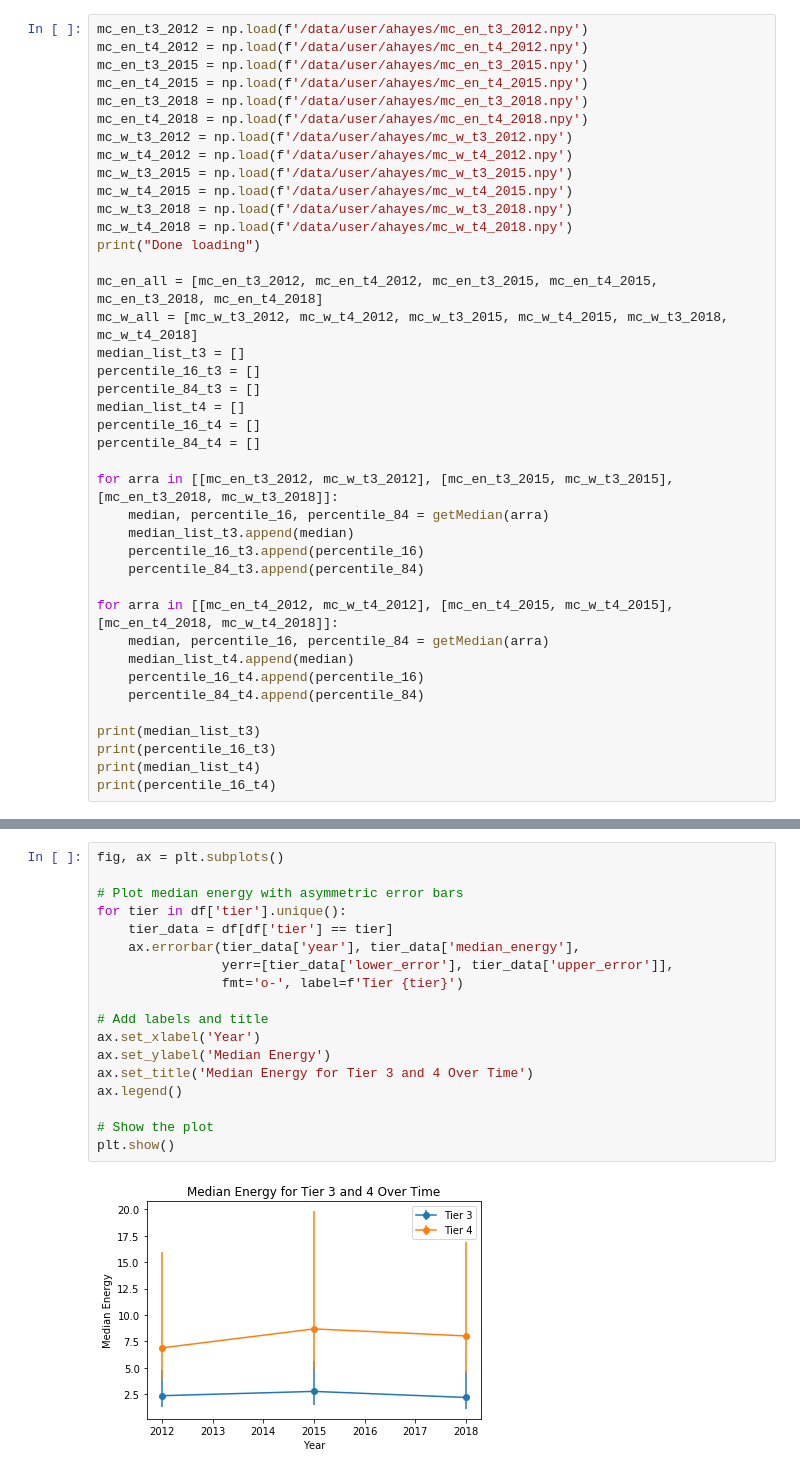
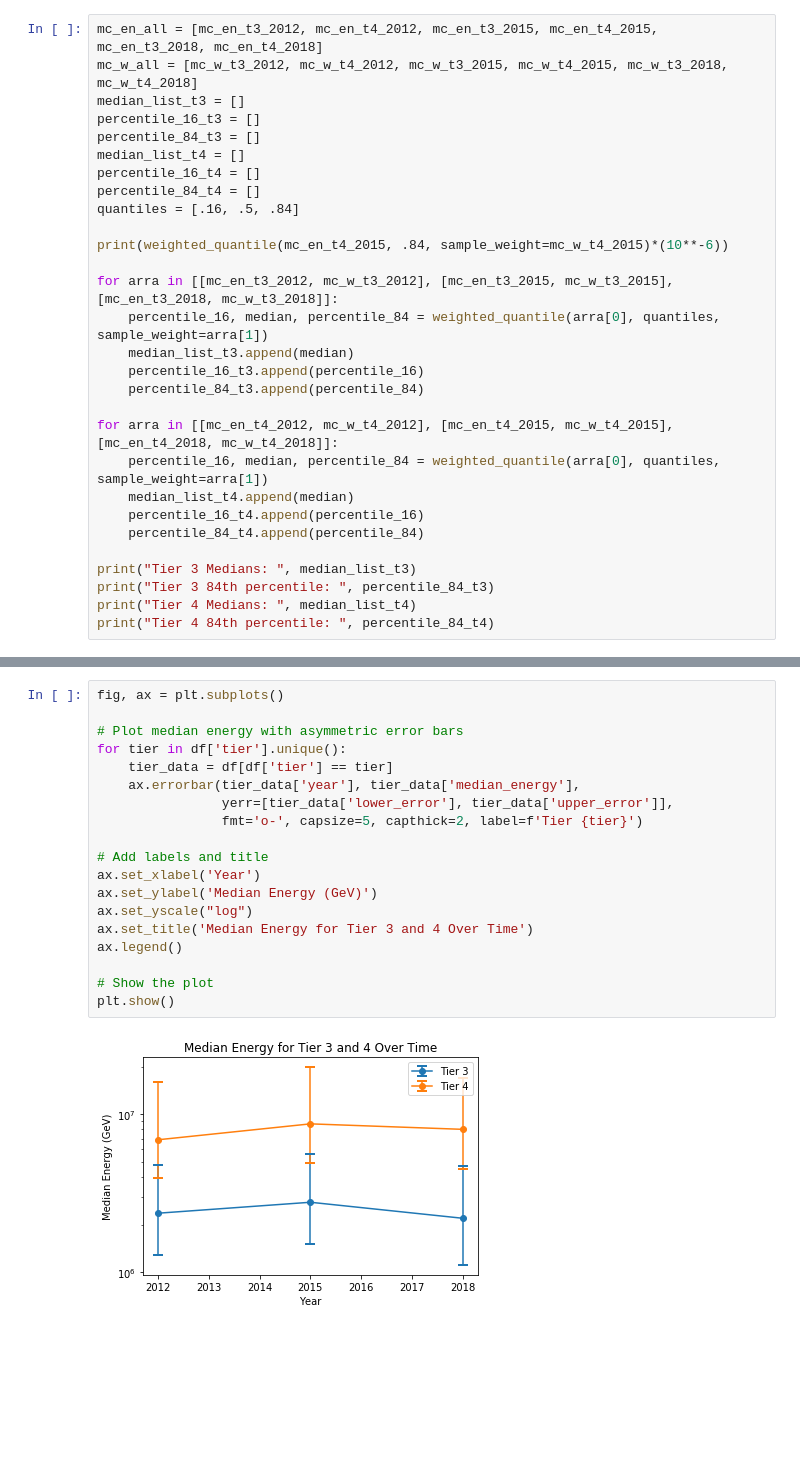
Before and after one commit to LUC-IceTop/cra_icetop_loyola, a Jupyter notebook: 03_sim_study/compare_medians.ipynb, the cells around one changed output, grey strips where cells are left out. Saved outputs shown, nothing was run; the diff lists cells and outputs as text; blank space fills up the shorter version.

Commit message:
Add finished median energy/time plot

```diff
--- a/03_sim_study/compare_medians.ipynb
+++ b/03_sim_study/compare_medians.ipynb
@@ -52,18 +120,4 @@ for year, DIRECT in zip(years, DIRECTS):
 # %%
-mc_en_t3_2012 = np.load(f'/data/user/ahayes/mc_en_t3_2012.npy')
-mc_en_t4_2012 = np.load(f'/data/user/ahayes/mc_en_t4_2012.npy')
-mc_en_t3_2015 = np.load(f'/data/user/ahayes/mc_en_t3_2015.npy')
-mc_en_t4_2015 = np.load(f'/data/user/ahayes/mc_en_t4_2015.npy')
-mc_en_t3_2018 = np.load(f'/data/user/ahayes/mc_en_t3_2018.npy')
-mc_en_t4_2018 = np.load(f'/data/user/ahayes/mc_en_t4_2018.npy')
-mc_w_t3_2012 = np.load(f'/data/user/ahayes/mc_w_t3_2012.npy')
-mc_w_t4_2012 = np.load(f'/data/user/ahayes/mc_w_t4_2012.npy')
-mc_w_t3_2015 = np.load(f'/data/user/ahayes/mc_w_t3_2015.npy')
-mc_w_t4_2015 = np.load(f'/data/user/ahayes/mc_w_t4_2015.npy')
-mc_w_t3_2018 = np.load(f'/data/user/ahayes/mc_w_t3_2018.npy')
-mc_w_t4_2018 = np.load(f'/data/user/ahayes/mc_w_t4_2018.npy')
-print("Done loading")
-
 mc_en_all = [mc_en_t3_2012, mc_en_t4_2012, mc_en_t3_2015, mc_en_t4_2015, mc_en_t3_2018, mc_en_t4_2018]
 mc_w_all = [mc_w_t3_2012, mc_w_t4_2012, mc_w_t3_2015, mc_w_t4_2015, mc_w_t3_2018, mc_w_t4_2018]
 median_list_t3 = []
@@ -72,21 +126,24 @@ percentile_84_t3 = []
 median_list_t4 = []
 percentile_16_t4 = []
 percentile_84_t4 = []
+quantiles = [.16, .5, .84]
+
+print(weighted_quantile(mc_en_t4_2015, .84, sample_weight=mc_w_t4_2015)*(10**-6))
 
 for arra in [[mc_en_t3_2012, mc_w_t3_2012], [mc_en_t3_2015, mc_w_t3_2015], [mc_en_t3_2018, mc_w_t3_2018]]:
-    median, percentile_16, percentile_84 = getMedian(arra)
+    percentile_16, median, percentile_84 = weighted_quantile(arra[0], quantiles, sample_weight=arra[1])
     median_list_t3.append(median)
     percentile_16_t3.append(percentile_16)
     percentile_84_t3.append(percentile_84)
 
 for arra in [[mc_en_t4_2012, mc_w_t4_2012], [mc_en_t4_2015, mc_w_t4_2015], [mc_en_t4_2018, mc_w_t4_2018]]:
-    median, percentile_16, percentile_84 = getMedian(arra)
+    percentile_16, median, percentile_84 = weighted_quantile(arra[0], quantiles, sample_weight=arra[1])
     median_list_t4.append(median)
     percentile_16_t4.append(percentile_16)
     percentile_84_t4.append(percentile_84)
 
-print(median_list_t3)
-print(percentile_16_t3)
-print(median_list_t4)
-print(percentile_16_t4)
+print("Tier 3 Medians: ", median_list_t3)
+print("Tier 3 84th percentile: ", percentile_84_t3)
+print("Tier 4 Medians: ", median_list_t4)
+print("Tier 4 84th percentile: ", percentile_84_t4)
 # %% [output]
@@ -111,20 +178,21 @@ df['upper_error'] = df['percentile_84'] - df['median_energy']
 # %%
 fig, ax = plt.subplots()
 
 # Plot median energy with asymmetric error bars
 for tier in df['tier'].unique():
     tier_data = df[df['tier'] == tier]
     ax.errorbar(tier_data['year'], tier_data['median_energy'],
                 yerr=[tier_data['lower_error'], tier_data['upper_error']],
-                fmt='o-', label=f'Tier {tier}')
+                fmt='o-', capsize=5, capthick=2, label=f'Tier {tier}')
 
 # Add labels and title
 ax.set_xlabel('Year')
-ax.set_ylabel('Median Energy')
+ax.set_ylabel('Median Energy (GeV)')
+ax.set_yscale("log")
 ax.set_title('Median Energy for Tier 3 and 4 Over Time')
 ax.legend()
 
 # Show the plot
 plt.show()
 # %% [output]
-[figure, old version]
+[figure, new version]
```
Also changed, not shown: parts of 7 cells of this notebook.
